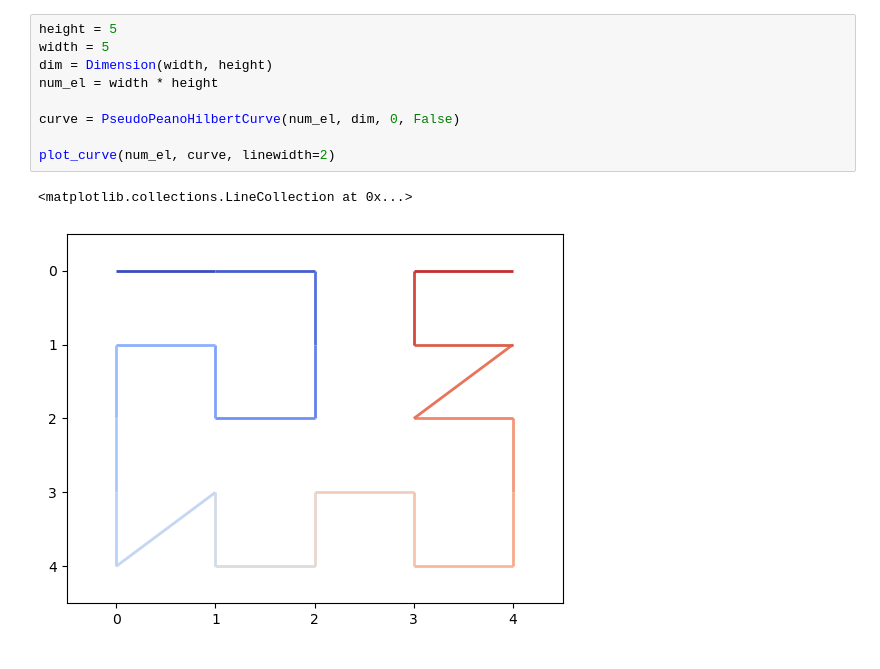
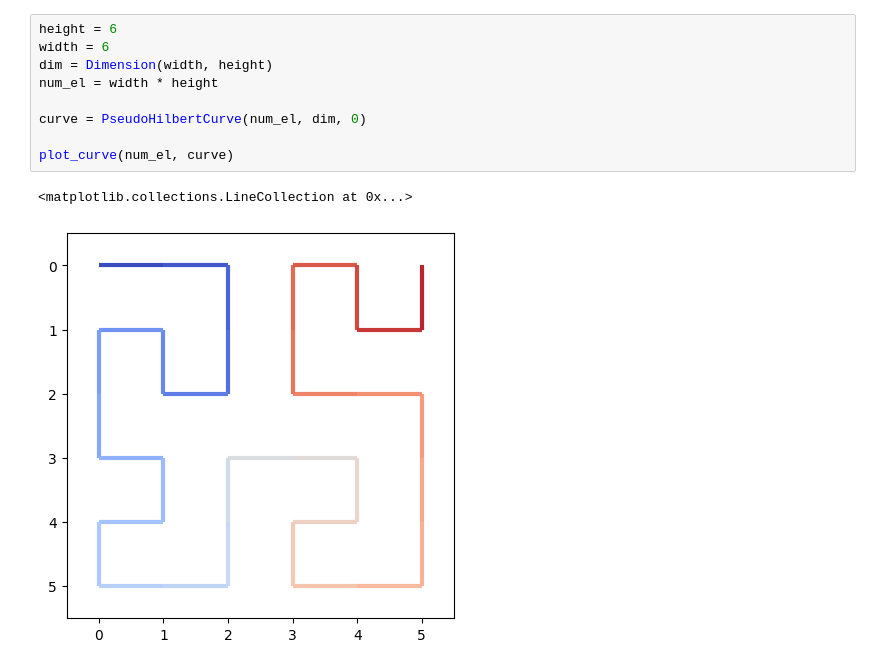
Before and after one commit to celmarguimaraes/space_filling_curves, a Jupyter notebook: main.ipynb, the cells around one changed output. Saved outputs shown, nothing was run; the diff lists cells and outputs as text.

```diff
--- a/main.ipynb
+++ b/main.ipynb
@@ -6,14 +43,14 @@ from src.curve_utils.plot_utils import plot_curve
 # %%
-height = 5
-width = 5
+height = 6
+width = 6
 dim = Dimension(width, height)
 num_el = width * height
 
-curve = PseudoPeanoHilbertCurve(num_el, dim, 0, False)
+curve = PseudoHilbertCurve(num_el, dim, 0)
 
-plot_curve(num_el, curve, linewidth=2)
+plot_curve(num_el, curve)
 # %% [output]
 <matplotlib.collections.LineCollection at 0x...>
-[figure, old version]
+[figure, new version]
 # %%
 height = 6
```
Also changed, not shown: parts of 7 cells of this notebook, 3 other files.
